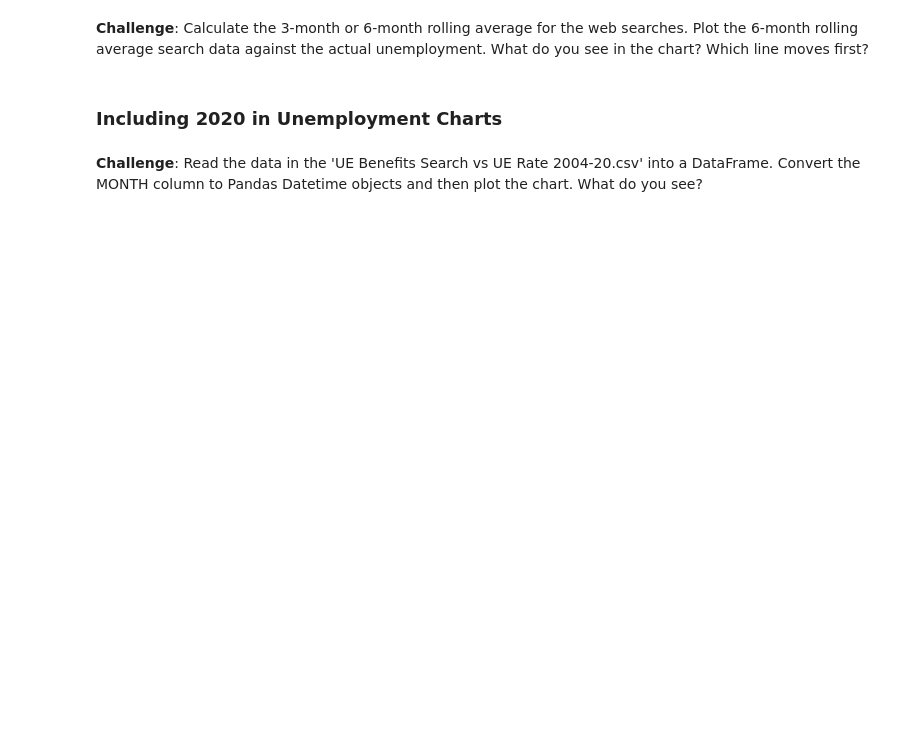
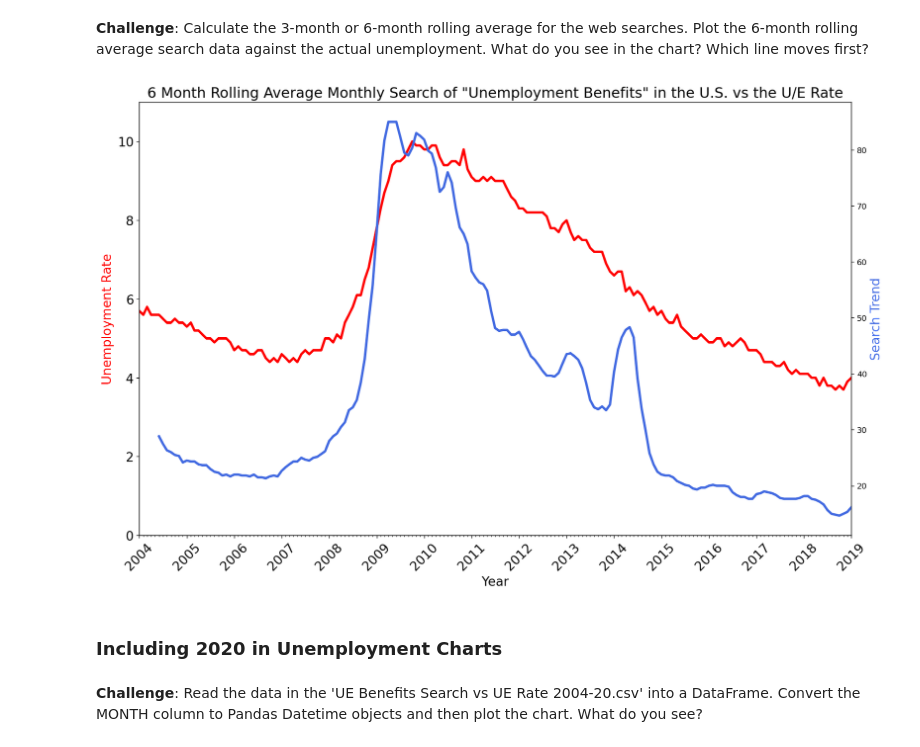
Before and after one commit to btwmendes/100-Days-of-Code, a Jupyter notebook: day_74_Google_Trends_Data_Viz/Google Trends and Data Visualisation (start).ipynb, the cells around one changed output. Saved outputs shown, nothing was run; the diff lists cells and outputs as text; code cells hidden in the pictures; blank space fills up the shorter version.

```diff
--- a/day_74_Google_Trends_Data_Viz/Google Trends and Data Visualisation (start).ipynb
+++ b/day_74_Google_Trends_Data_Viz/Google Trends and Data Visualisation (start).ipynb
@@ -377,5 +461,39 @@ How to add tick formatting for dates on the x-axis.
 # %% [markdown]
 **Challenge**: Calculate the 3-month or 6-month rolling average for the web searches. Plot the 6-month rolling average search data against the actual unemployment. What do you see in the chart? Which line moves first?
+# %%
+three_month = df_unemployment.rolling(window=3).mean()
+six_month = df_unemployment.rolling(window=6).mean()
+# six_month
+# %%
+plt.figure(figsize=(16,10), dpi=120)
+plt.title('6 Month Rolling Average Monthly Search of "Unemployment Benefits" in the U.S. vs the U/E Rate', fontsize=18)
+
+plt.xticks(fontsize=16, rotation=45)
+plt.yticks(fontsize=16)
+
+ax1 = plt.gca()
+ax2 = plt.twinx()
+
+ax1.plot(df_unemployment.MONTH,df_unemployment.UNRATE, color='r', linewidth=3)
+ax2.plot(df_unemployment.MONTH, six_month.UE_BENEFITS_WEB_SEARCH, color='royalblue', linewidth=3)
+
+ax1.set_xlabel('Year', fontsize=16)
+ax1.set_ylabel('Unemployment Rate', fontsize=16, color='r')
+ax2.set_ylabel('Search Trend', fontsize=16, color='royalblue')
+ax1.set_ylim([0,11])
+ax1.set_xlim([df_unemployment.MONTH.min(), df_unemployment.MONTH.max()])
+
+years = mdates.YearLocator()
+months = mdates.MonthLocator()
+years_fmt = mdates.DateFormatter('%Y')
+
+ax1.xaxis.set_major_locator(years)
+ax1.xaxis.set_major_formatter(years_fmt)
+ax1.xaxis.set_minor_locator(months)
+
+plt.show();
+# %% [output]
+[figure, added]
 # %% [markdown]
 ### Including 2020 in Unemployment Charts
 # %% [markdown]
```
Also changed, not shown: parts of 12 cells of this notebook.
